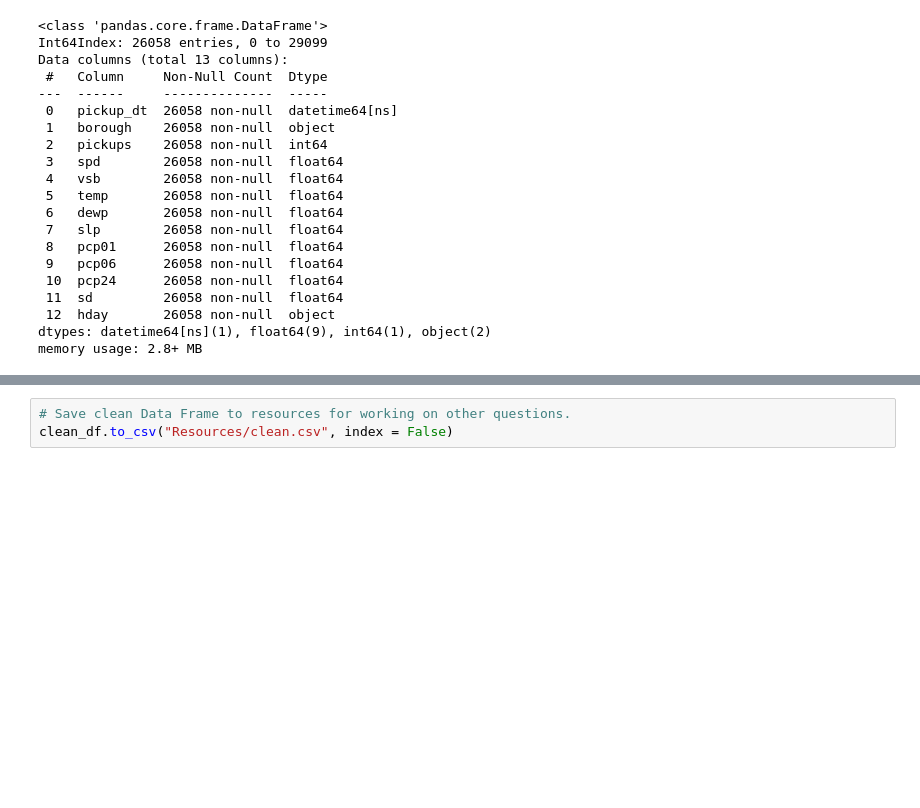
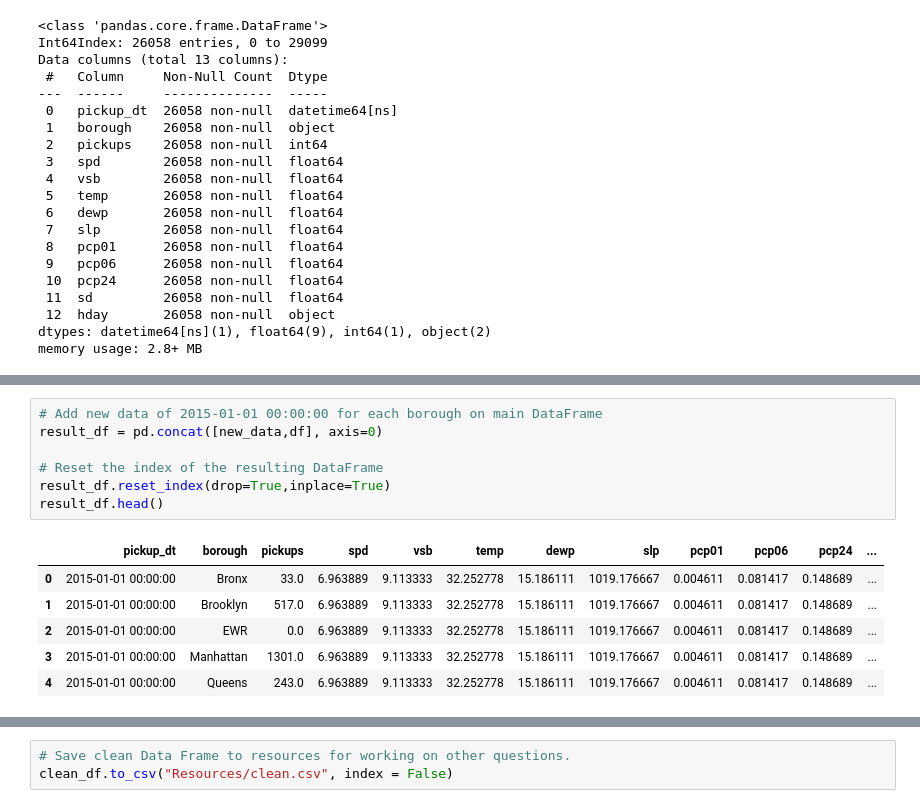
Before and after one commit to Jherza-X/Project1-Group9, a Jupyter notebook: Uber-Weather-Project/project-1 - data_cleaning.ipynb, the cells around one changed output, grey strips where cells are left out. Saved outputs shown, nothing was run; the diff lists cells and outputs as text; blank space fills up the shorter version.

```diff
--- a/Uber-Weather-Project/project-1 - data_cleaning.ipynb
+++ b/Uber-Weather-Project/project-1 - data_cleaning.ipynb
@@ -164,0 +225,14 @@ new_data
+# %%
+# Add new data of 2015-01-01 00:00:00 for each borough on main DataFrame
+result_df = pd.concat([new_data,df], axis=0)
+
+# Reset the index of the resulting DataFrame
+result_df.reset_index(drop=True,inplace=True)
+result_df.head()
+# %% [output]
+|  | pickup_dt | borough | pickups | spd | vsb | temp | dewp | slp | pcp01 | pcp06 | pcp24 | ... |
+| 0 | 2015-01-01 00:00:00 | Bronx | 33.0 | 6.963889 | 9.113333 | 32.252778 | 15.186111 | 1019.176667 | 0.004611 | 0.081417 | 0.148689 | ... |
+| 1 | 2015-01-01 00:00:00 | Brooklyn | 517.0 | 6.963889 | 9.113333 | 32.252778 | 15.186111 | 1019.176667 | 0.004611 | 0.081417 | 0.148689 | ... |
+| 2 | 2015-01-01 00:00:00 | EWR | 0.0 | 6.963889 | 9.113333 | 32.252778 | 15.186111 | 1019.176667 | 0.004611 | 0.081417 | 0.148689 | ... |
+| 3 | 2015-01-01 00:00:00 | Manhattan | 1301.0 | 6.963889 | 9.113333 | 32.252778 | 15.186111 | 1019.176667 | 0.004611 | 0.081417 | 0.148689 | ... |
+| 4 | 2015-01-01 00:00:00 | Queens | 243.0 | 6.963889 | 9.113333 | 32.252778 | 15.186111 | 1019.176667 | 0.004611 | 0.081417 | 0.148689 | ... |
```
Also changed, not shown: parts of 9 cells of this notebook.
